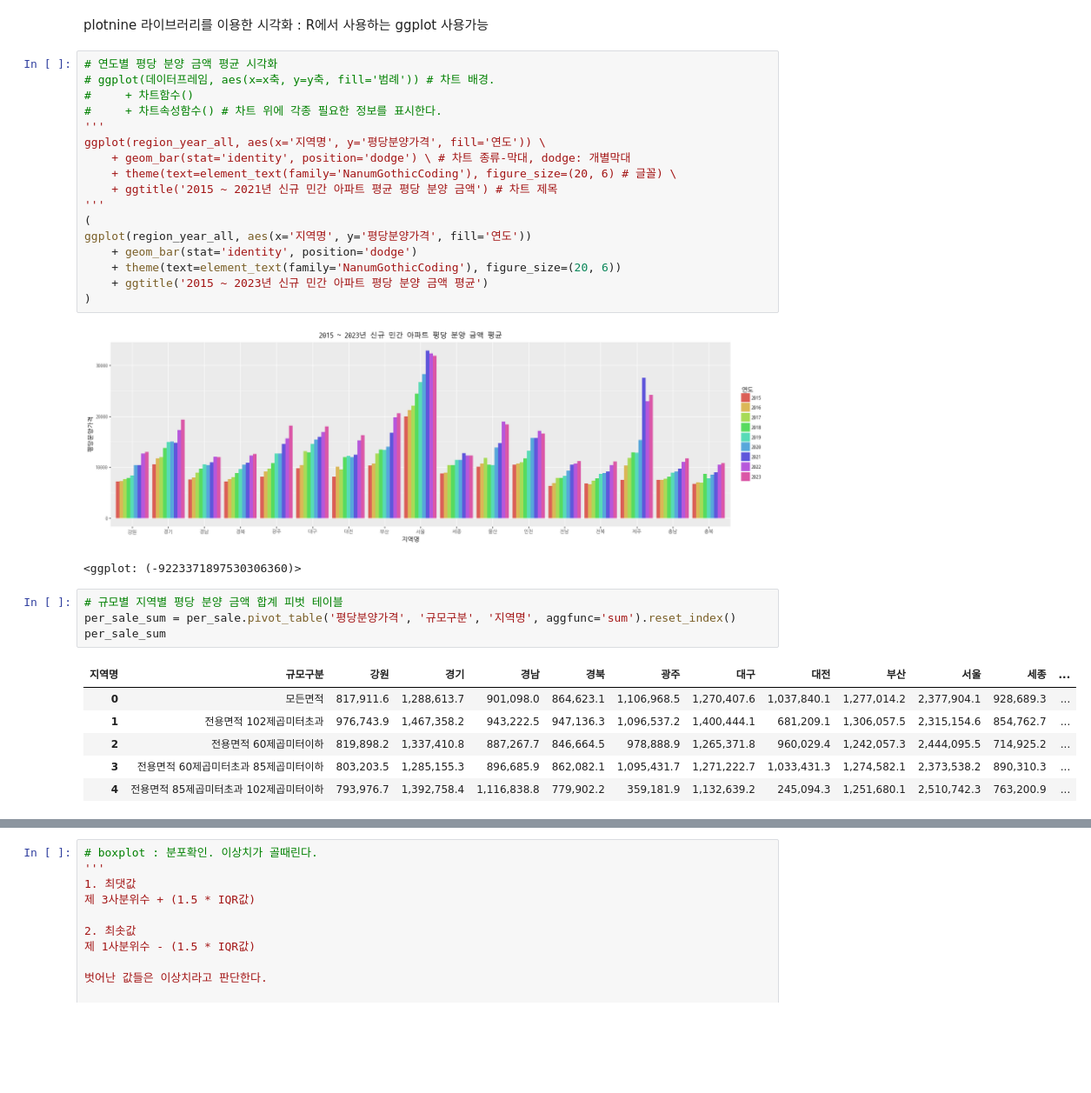
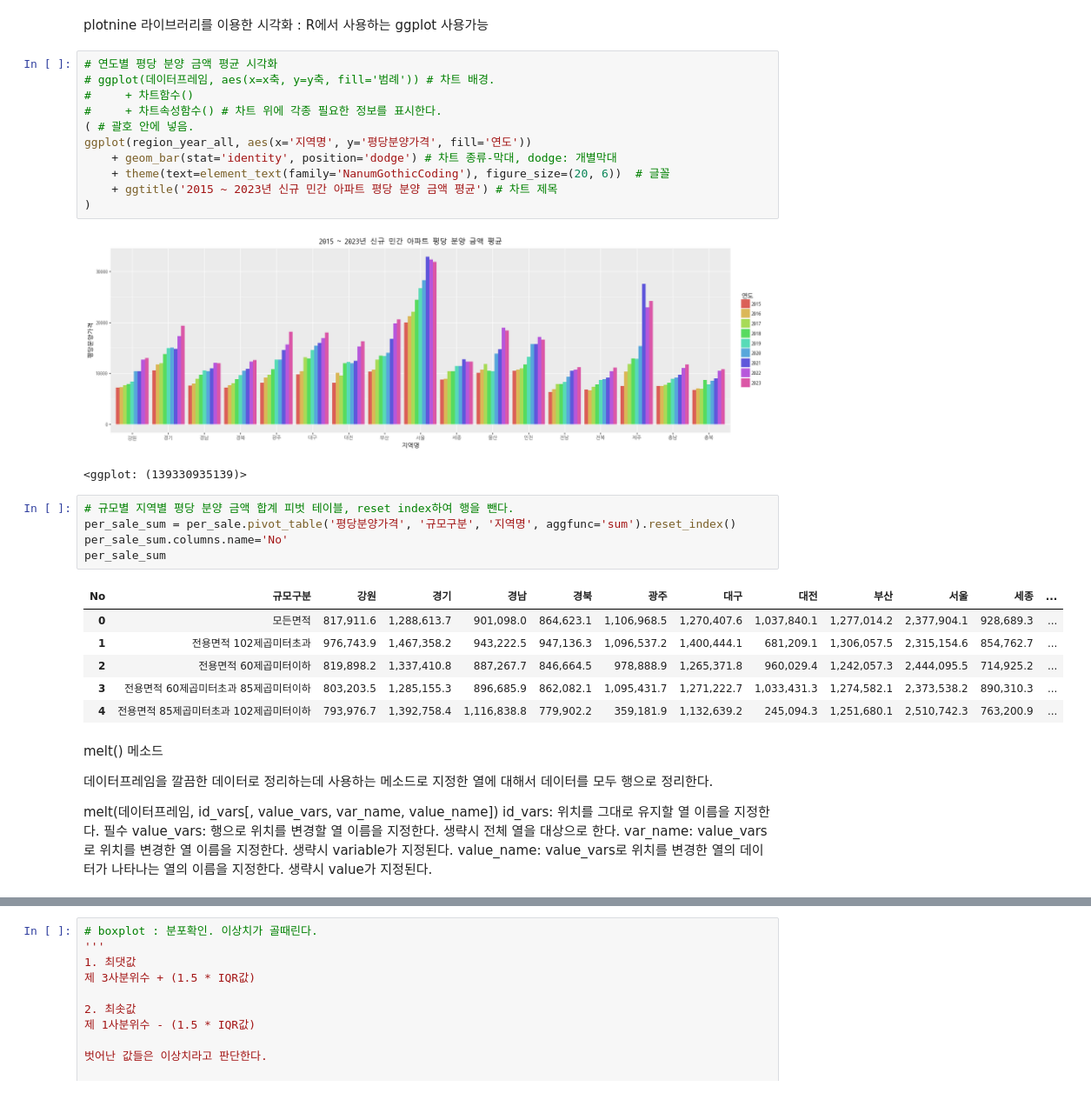
Before and after one commit to jun-KR/python, a Jupyter notebook: dataAnalysis/workspace/16_Data_Analysis_1.ipynb, the cells around one changed output, grey strips where cells are left out. Shown at 87% size. Drawn from its saved outputs; the diff is of its cells as text; blank space fills up the shorter version.

```diff
--- a/dataAnalysis/workspace/16_Data_Analysis_1.ipynb
+++ b/dataAnalysis/workspace/16_Data_Analysis_1.ipynb
@@ -536,30 +536,35 @@ plotnine 라이브러리를 이용한 시각화 : R에서 사용하는 ggplot
 # ggplot(데이터프레임, aes(x=x축, y=y축, fill='범례')) # 차트 배경.
 #     + 차트함수()
 #     + 차트속성함수() # 차트 위에 각종 필요한 정보를 표시한다.
-'''
-ggplot(region_year_all, aes(x='지역명', y='평당분양가격', fill='연도')) \
-    + geom_bar(stat='identity', position='dodge') \ # 차트 종류-막대, dodge: 개별막대
-    + theme(text=element_text(family='NanumGothicCoding'), figure_size=(20, 6) # 글꼴) \
-    + ggtitle('2015 ~ 2021년 신규 민간 아파트 평균 평당 분양 금액') # 차트 제목
-'''
-(
+( # 괄호 안에 넣음.
 ggplot(region_year_all, aes(x='지역명', y='평당분양가격', fill='연도'))
-    + geom_bar(stat='identity', position='dodge')
-    + theme(text=element_text(family='NanumGothicCoding'), figure_size=(20, 6))
-    + ggtitle('2015 ~ 2023년 신규 민간 아파트 평당 분양 금액 평균')
+    + geom_bar(stat='identity', position='dodge') # 차트 종류-막대, dodge: 개별막대
+    + theme(text=element_text(family='NanumGothicCoding'), figure_size=(20, 6))  # 글꼴
+    + ggtitle('2015 ~ 2023년 신규 민간 아파트 평당 분양 금액 평균') # 차트 제목
 )
 # %% [output]
 [figure]
-<ggplot: (-9223371897530306360)>
+<ggplot: (139330935139)>
 # %%
-# 규모별 지역별 평당 분양 금액 합계 피벗 테이블
+# 규모별 지역별 평당 분양 금액 합계 피벗 테이블, reset index하여 행을 뺀다.
 per_sale_sum = per_sale.pivot_table('평당분양가격', '규모구분', '지역명', aggfunc='sum').reset_index()
+per_sale_sum.columns.name='No'
 per_sale_sum
 # %% [output]
-| 지역명 | 규모구분 | 강원 | 경기 | 경남 | 경북 | 광주 | 대구 | 대전 | 부산 | 서울 | 세종 | ... |
+| No | 규모구분 | 강원 | 경기 | 경남 | 경북 | 광주 | 대구 | 대전 | 부산 | 서울 | 세종 | ... |
 | 0 | 모든면적 | 817,911.6 | 1,288,613.7 | 901,098.0 | 864,623.1 | 1,106,968.5 | 1,270,407.6 | 1,037,840.1 | 1,277,014.2 | 2,377,904.1 | 928,689.3 | ... |
 | 1 | 전용면적 102제곱미터초과 | 976,743.9 | 1,467,358.2 | 943,222.5 | 947,136.3 | 1,096,537.2 | 1,400,444.1 | 681,209.1 | 1,306,057.5 | 2,315,154.6 | 854,762.7 | ... |
 | 2 | 전용면적 60제곱미터이하 | 819,898.2 | 1,337,410.8 | 887,267.7 | 846,664.5 | 978,888.9 | 1,265,371.8 | 960,029.4 | 1,242,057.3 | 2,444,095.5 | 714,925.2 | ... |
 | 3 | 전용면적 60제곱미터초과 85제곱미터이하 | 803,203.5 | 1,285,155.3 | 896,685.9 | 862,082.1 | 1,095,431.7 | 1,271,222.7 | 1,033,431.3 | 1,274,582.1 | 2,373,538.2 | 890,310.3 | ... |
 | 4 | 전용면적 85제곱미터초과 102제곱미터이하 | 793,976.7 | 1,392,758.4 | 1,116,838.8 | 779,902.2 | 359,181.9 | 1,132,639.2 | 245,094.3 | 1,251,680.1 | 2,510,742.3 | 763,200.9 | ... |
+# %% [markdown]
+melt() 메소드
+
+데이터프레임을 깔끔한 데이터로 정리하는데 사용하는 메소드로 지정한 열에 대해서 데이터를 모두 행으로 정리한다.
+
+melt(데이터프레임, id_vars[, value_vars, var_name, value_name])
+id_vars: 위치를 그대로 유지할 열 이름을 지정한다. 필수
+value_vars: 행으로 위치를 변경할 열 이름을 지정한다. 생략시 전체 열을 대상으로 한다.
+var_name: value_vars로 위치를 변경한 열 이름을 지정한다. 생략시 variable가 지정된다.
+value_name: value_vars로 위치를 변경한 열의 데이터가 나타나는 열의 이름을 지정한다. 생략시 value가 지정된다.
 # %%
```
Also changed, not shown: parts of 3 cells of this notebook.
